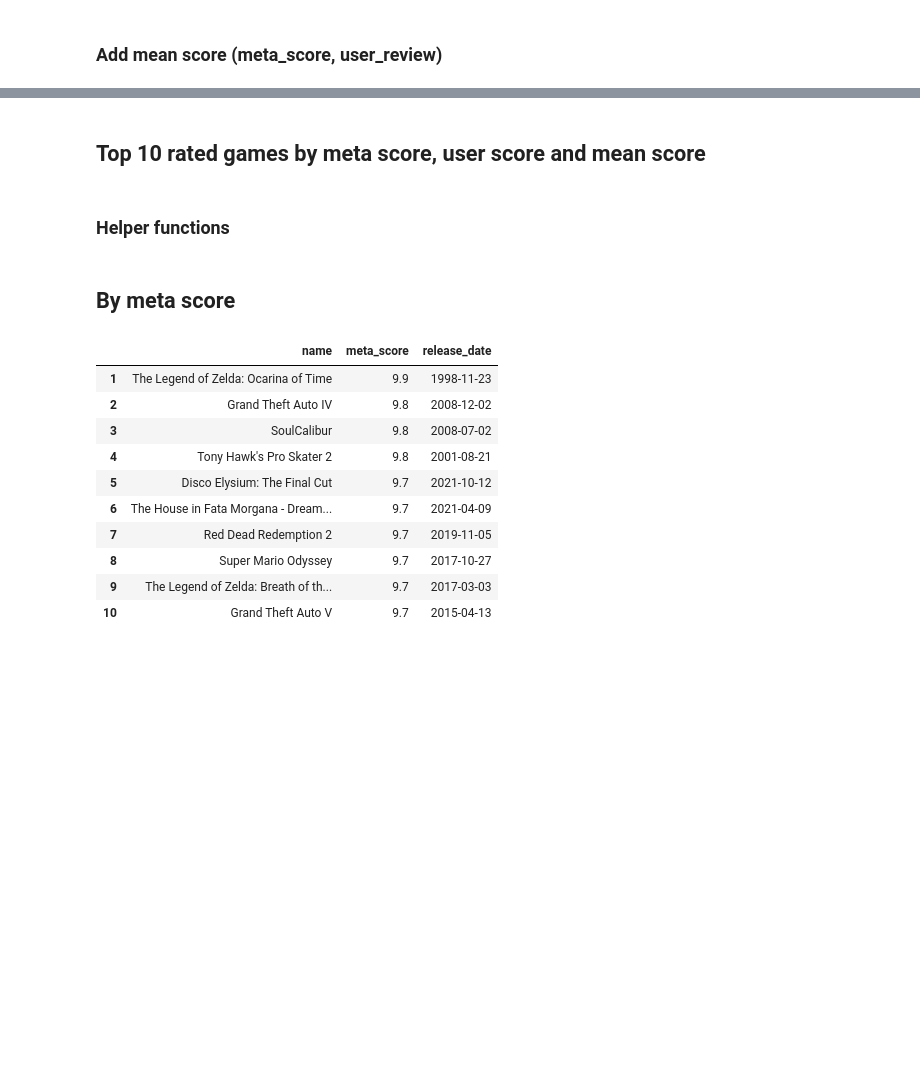
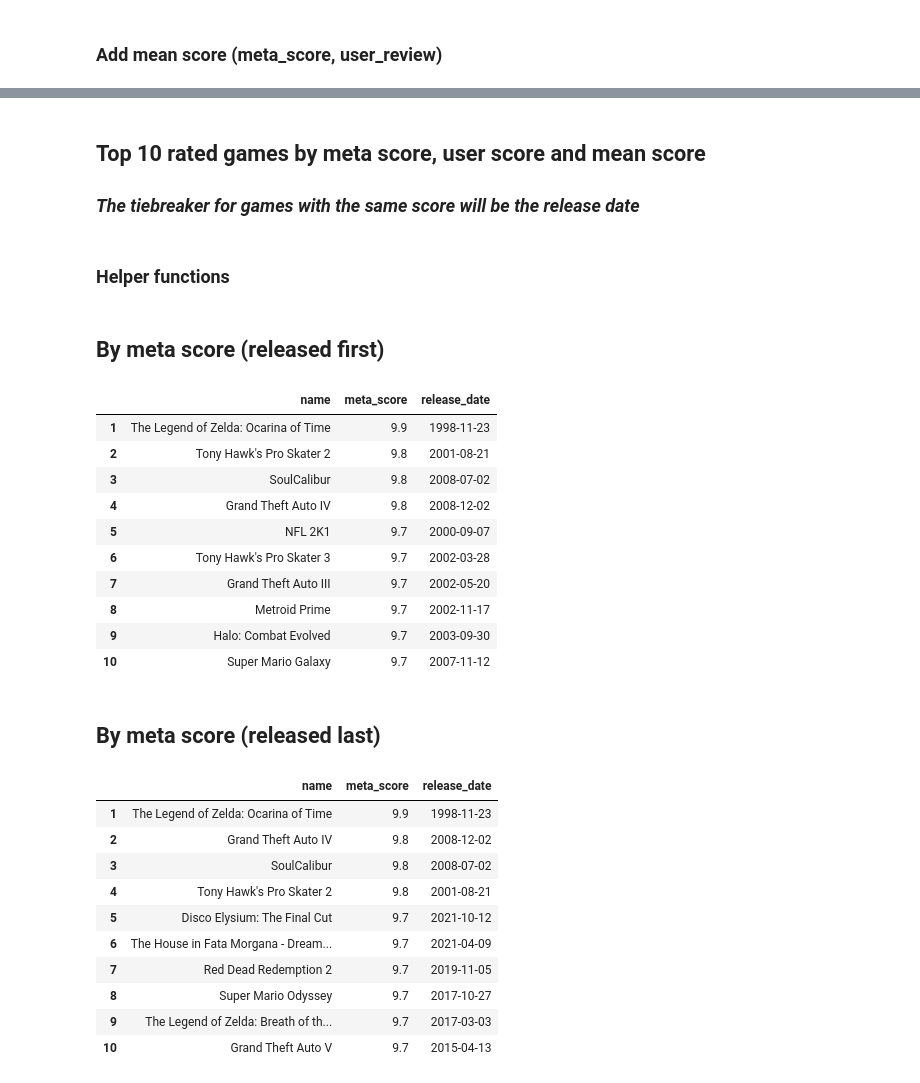
Before and after one commit to L-Carlos/metacritic-games-1995-2021, a Jupyter notebook: game_reviews.ipynb, the cells around one changed output, grey strips where cells are left out. Saved outputs shown, nothing was run; the diff lists cells and outputs as text; code cells hidden in the pictures; blank space fills up the shorter version.

Commit message:
added basic top scores analysis

```diff
--- a/game_reviews.ipynb
+++ b/game_reviews.ipynb
@@ -141,12 +141,13 @@ games_reviews.head()
 | 4 | Grand Theft Auto IV | Xbox 360 | 2008-04-29 | [Metacritic's 2008 Xbox 360 Game ... | 9.8 | 7.9 | 2008 | 4 | ... |
 # %% [markdown]
 ## Top 10 rated games by meta score, user score and mean score
+### *The tiebreaker for games with the same score will be the release date*
 # %% [markdown]
 ### Helper functions
 # %%
 def view_group_n(
     df: pd.DataFrame,
-    groupby_field: str,
+    groupby_fields: List[str],
     value_fields: List[str],
     agg_funcs: List[str],
     sort_by: List[str],
@@ -154,7 +155,7 @@ def view_group_n(
     n: int = 10,
 ):
     view = (
-        df.groupby(groupby_field)[value_fields]
+        df.groupby(groupby_fields)[value_fields]
         .agg(dict(zip(value_fields, agg_funcs)))
         .sort_values(ascending=asc, by=sort_by)[:n]
         .reset_index()
@@ -162,7 +163,30 @@ def view_group_n(
     view.index += 1
     return view
 # %% [markdown]
-## By meta score
+## By meta score (released first)
+# %%
+view_group_n(
+    games_reviews,
+    groupby_fields=["name"],
+    value_fields=["meta_score", "release_date"],
+    agg_funcs=["max", "max"],
+    sort_by=["meta_score", "release_date"],
+    asc=[False, True],
+)
+# %% [output]
+|  | name | meta_score | release_date |
+| 1 | The Legend of Zelda: Ocarina of Time | 9.9 | 1998-11-23 |
+| 2 | Tony Hawk's Pro Skater 2 | 9.8 | 2001-08-21 |
+| 3 | SoulCalibur | 9.8 | 2008-07-02 |
+| 4 | Grand Theft Auto IV | 9.8 | 2008-12-02 |
+| 5 | NFL 2K1 | 9.7 | 2000-09-07 |
+| 6 | Tony Hawk's Pro Skater 3 | 9.7 | 2002-03-28 |
+| 7 | Grand Theft Auto III | 9.7 | 2002-05-20 |
+| 8 | Metroid Prime | 9.7 | 2002-11-17 |
+| 9 | Halo: Combat Evolved | 9.7 | 2003-09-30 |
+| 10 | Super Mario Galaxy | 9.7 | 2007-11-12 |
+# %% [markdown]
+## By meta score (released last)
 # %%
 view_group_n(
     games_reviews,
```
Also changed, not shown: parts of 9 cells of this notebook.
